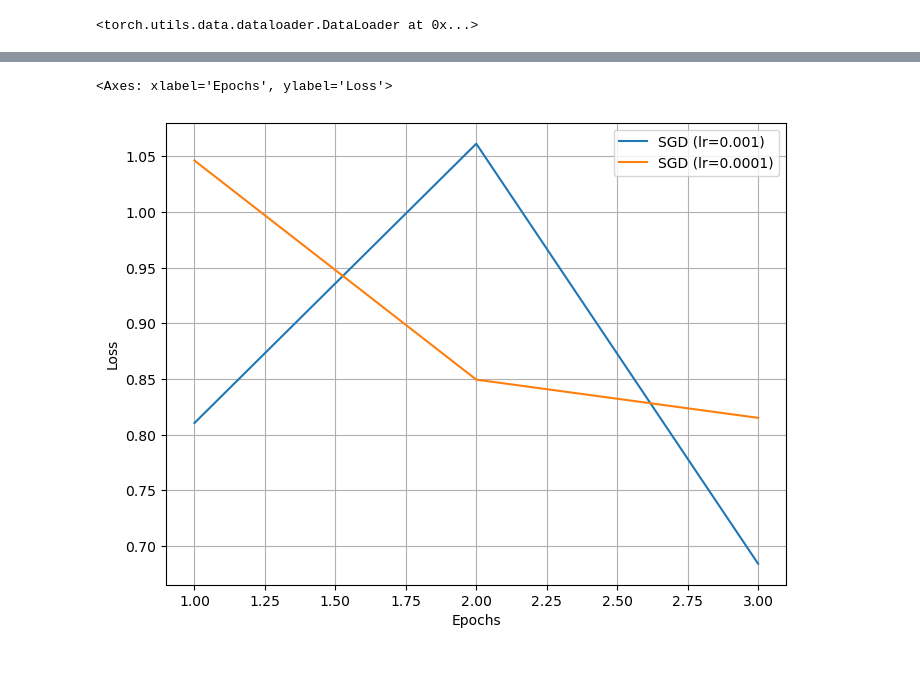
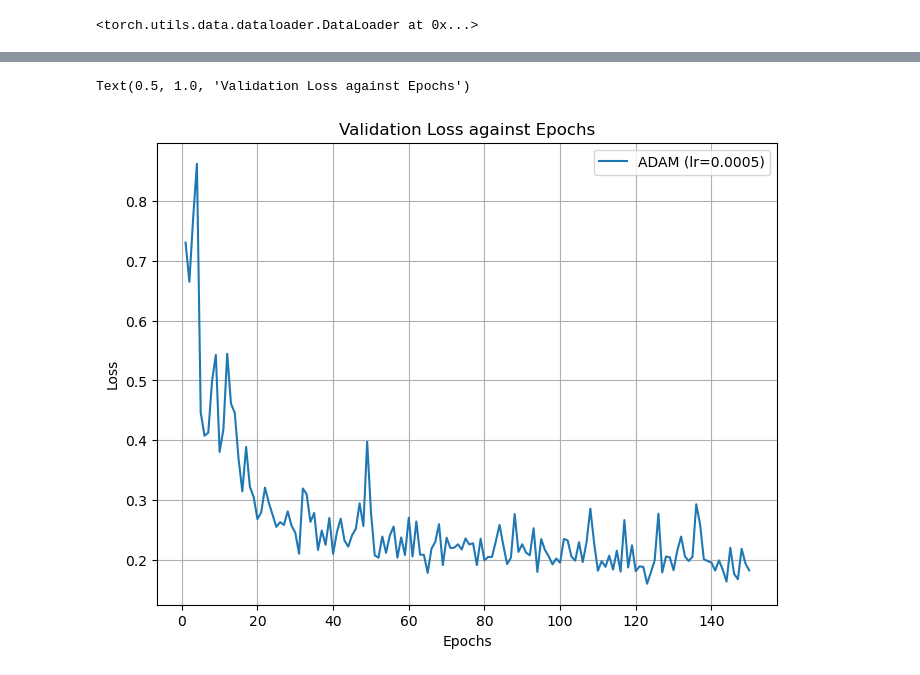
Before and after one commit to mouradianelen/VoiceRecognition, a Jupyter notebook: graphs_validation_set.ipynb, the cells around one changed output, grey strips where cells are left out. Cells and saved outputs as stored; diff of their text form; code cells hidden in the pictures.

```diff
--- a/graphs_validation_set.ipynb
+++ b/graphs_validation_set.ipynb
@@ -139,21 +139,14 @@ time_steps = 64
 
 
 configs = [
+
     {
-        "lr": 0.0001,
-        "optimizer": lambda model: optim.SGD(
-            model.parameters(), lr=0.0001, momentum=0.9
-        ),
-    },
-    {
-        "lr": 0.001,
-        "optimizer": lambda model: optim.SGD(
-            model.parameters(), lr=0.001, momentum=0.9
-        ),
+        "lr": 0.0005,
+        "optimizer": lambda model: optim.Adam(model.parameters(), lr=0.0005),
     },
 ]
 
-num_epochs = 60
+num_epochs = 150
 batch_size = 70
 
 
@@ -299,7 +306,6 @@ def plot_validation_results(plot, json_path, label_prefix="", start_epoch=0, tit
     plot.set_ylabel("Loss")
     plot.legend()
     plot.grid(True)
-    if title:
-        plot.set_title(title)
+
 
     return plot
@@ -306,27 +424,26 @@ def plot_validation_results(plot, json_path, label_prefix="", start_epoch=0, tit
 # %%
 import torch
 from torch import nn, optim
 from torch.utils.data import DataLoader
 from src import Net
 import json
 import os
 import matplotlib.pyplot as plt
-
 import time
 
 fig, ax = plt.subplots(figsize=(8, 6))
 
-results_path = (
-    "models_results_against_validation_test/"
-    + "3x0.001xSGDx5040_09-05-11-19-01-2025.json"
-)
-plot_validation_results(ax, results_path, label_prefix="SGD",title = "Validation Loss against Epochs")
 
 results_path = (
     "models_results_against_validation_test/"
-    + "3x0.0001xSGDx5040_19-59-10-19-01-2025.json"
+    + "150x0.0005xAdamx5040_34-05-23-26-01-2025.json"
 )
-plot_validation_results(ax, results_path, label_prefix="SGD",title = "Validation Loss against Epochs")
+plot_validation_results(
+    ax, results_path, label_prefix="ADAM", title="Validation Loss against Epochs"
+)
+
+
+ax.set_title("Validation Loss against Epochs")
 # %% [output]
-<Axes: xlabel='Epochs', ylabel='Loss'>
+Text(0.5, 1.0, 'Validation Loss against Epochs')
-[figure, old version]
+[figure, new version]
```
Also changed, not shown: parts of 3 cells of this notebook, 2 other files.
